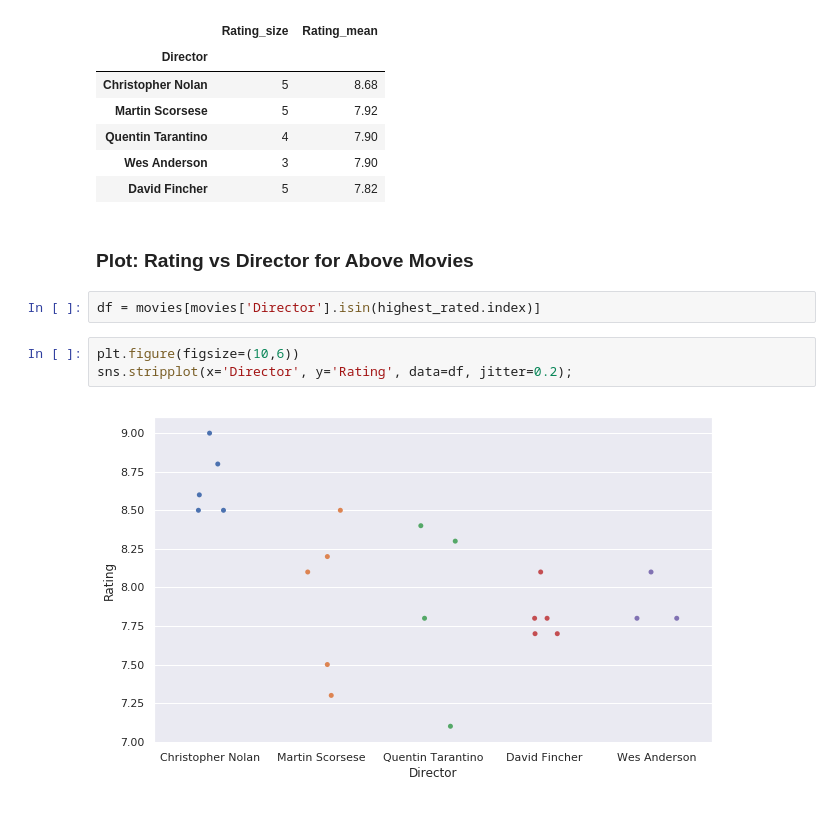
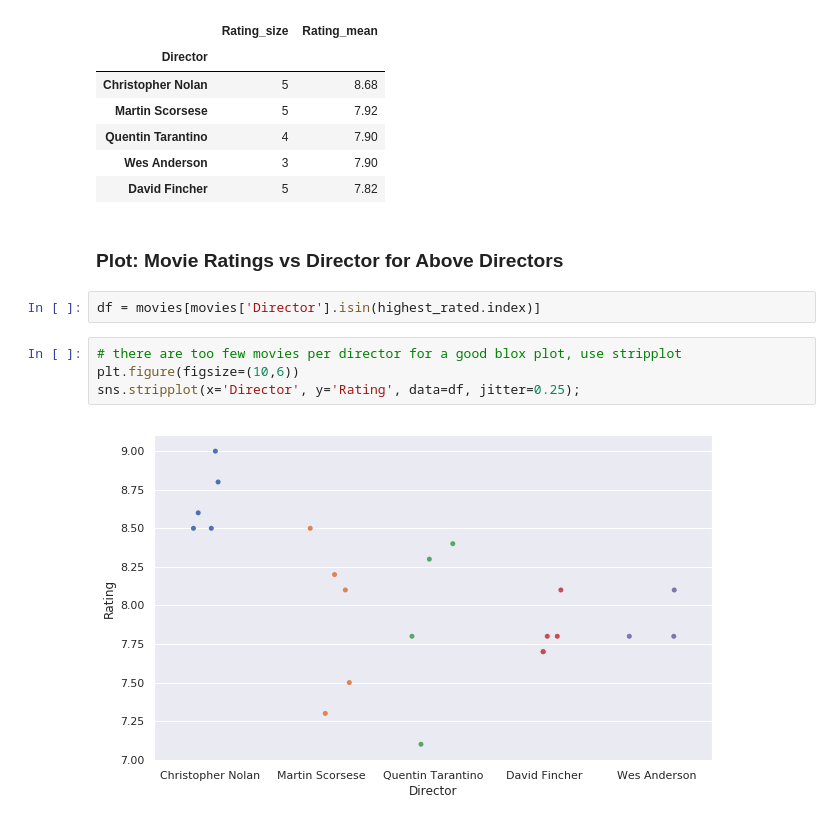
Before and after one commit to sdiehl28/Scikit-Learn-Workflow, a Jupyter notebook: python/Pandas03.ipynb, the cells around one changed output. Saved outputs shown, nothing was run; the diff lists cells and outputs as text.

```diff
--- a/python/Pandas03.ipynb
+++ b/python/Pandas03.ipynb
@@ -190,11 +187,12 @@ highest_rated
 | Wes Anderson | 3 | 7.90 |
 | David Fincher | 5 | 7.82 |
 # %% [markdown]
-### Plot: Rating vs Director for Above Movies
+### Plot: Movie Ratings vs Director for Above Directors
 # %%
 df = movies[movies['Director'].isin(highest_rated.index)]
 # %%
+# there are too few movies per director for a good blox plot, use stripplot
 plt.figure(figsize=(10,6))
-sns.stripplot(x='Director', y='Rating', data=df, jitter=0.2);
+sns.stripplot(x='Director', y='Rating', data=df, jitter=0.25);
 # %% [output]
-[figure, old version]
+[figure, new version]
```
Also changed, not shown: parts of 8 cells of this notebook, 2 other files.
